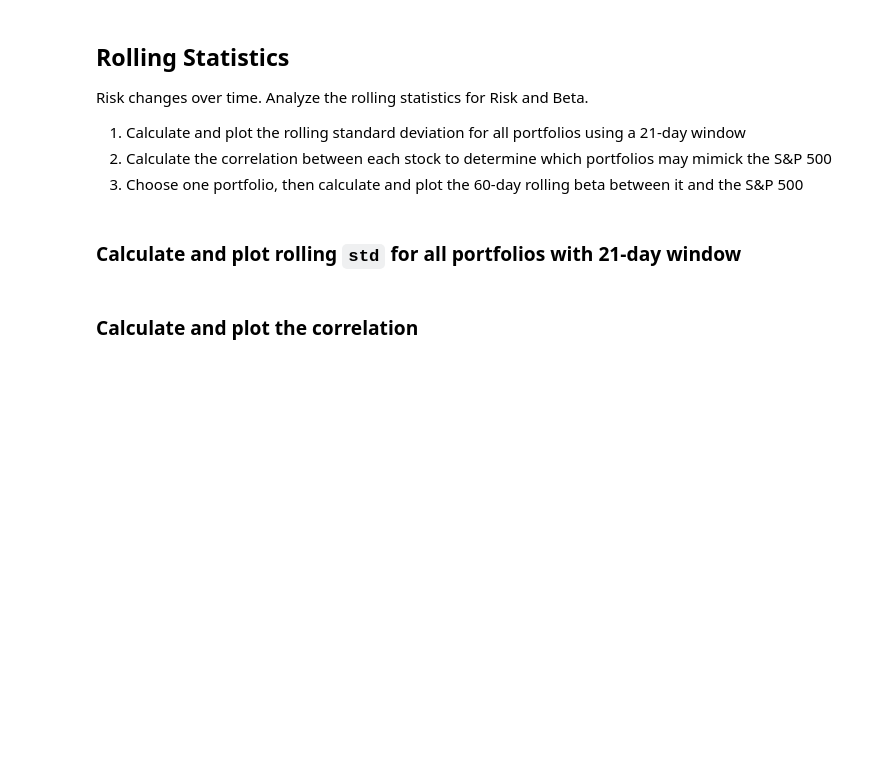
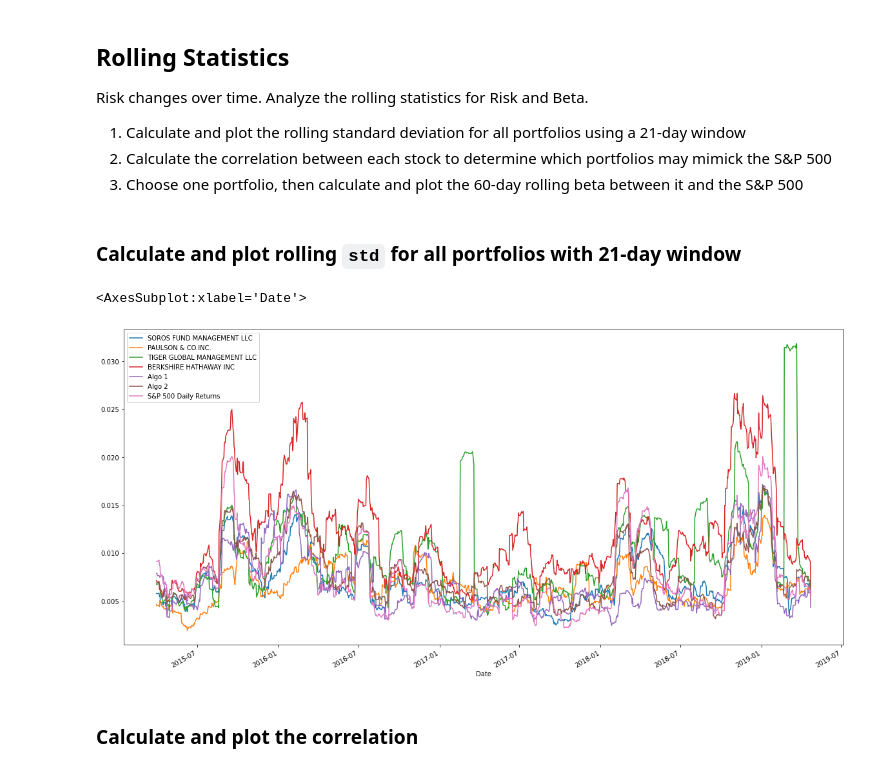
Before and after one commit to AkanSri/Rutgers-FinTech, a Jupyter notebook: 02-Homework/04-Pandas/Instructions/Starter_Code/whale_analysis.ipynb, the cells around one changed output. Saved outputs shown, nothing was run; the diff lists cells and outputs as text; code cells hidden in the pictures; blank space fills up the shorter version.

Commit message:
Pandas Rolling Statistics

```diff
--- a/02-Homework/04-Pandas/Instructions/Starter_Code/whale_analysis.ipynb
+++ b/02-Homework/04-Pandas/Instructions/Starter_Code/whale_analysis.ipynb
@@ -127,6 +135,6 @@ dtype: object
 # %%
 # Fix Data Types
-sp500_history_data["Close"] = sp500_history_data["Close"].str.replace('$','',regex = True)
+sp500_history_data["Close"] = sp500_history_data["Close"].str.replace('$','',regex = False)
 sp500_history_data["Close"] = sp500_history_data["Close"].astype("float")
 sp500_history_data.head()
 # %% [output]
@@ -310,8 +307,12 @@ Risk changes over time. Analyze the rolling statistics for Risk and Beta.
 ### Calculate and plot rolling `std` for all portfolios with 21-day window
 # %%
 # Calculate the rolling standard deviation for all portfolios using a 21-day window
-
+rolling_std_21 = all_portfolios_returns.rolling(window=21).std()
 # Plot the rolling standard deviation
+rolling_std_21.plot(figsize = (20,10))
+# %% [output]
+<AxesSubplot:xlabel='Date'>
+[figure, added]
 # %% [markdown]
 ### Calculate and plot the correlation
 # %%
```
Also changed, not shown: parts of 13 cells of this notebook.
